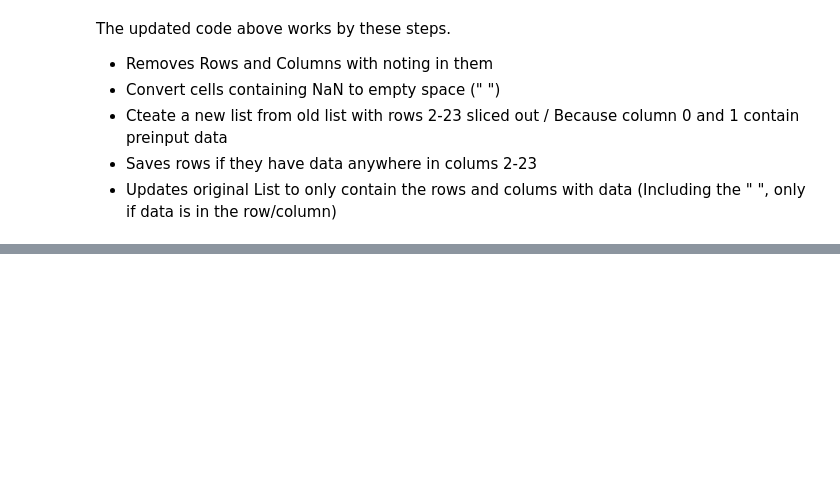
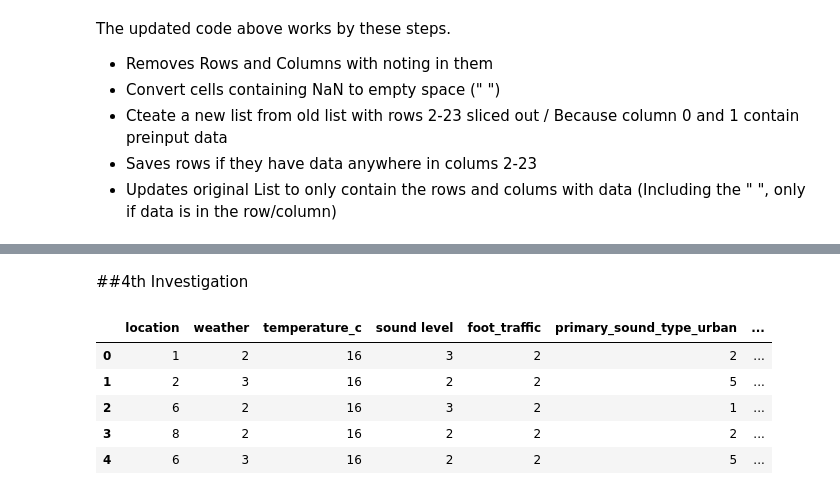
Before and after one commit to SethATU/ml-campus_data_project-colab, a Jupyter notebook: miniProject.ipynb, the cells around one changed output, grey strips where cells are left out. Cells and saved outputs as stored; diff of their text form; code cells hidden in the pictures; blank space fills up the shorter version.

Commit message:
Cleaning data

```diff
--- a/miniProject.ipynb
+++ b/miniProject.ipynb
@@ -104,0 +186,54 @@ The updated code above works by these steps.
+# %% [markdown]
+##4th Investigation
+# %%
+# Clean data frame (only include row/col with data)
+cleaned_df = df.dropna(how='all', axis=0)
+cleaned_df = cleaned_df.dropna(how='all', axis=1)
+cleaned_df = cleaned_df.fillna(value=" ")
+cleaned_df = cleaned_df.drop(columns=['recorder_id', 'date', 'other_notes', 'most_notable_nature_element'], errors='ignore')
+
+target_cols = cleaned_df.columns[2:23]
+rows_to_keep = ~(cleaned_df[target_cols] == " ").all(axis=1)
+
+cleaned_df = cleaned_df.replace(" ", 0)
+cleaned_df = cleaned_df[rows_to_keep]
+
+pd.set_option('display.max_rows', None)
+pd.set_option('display.max_columns', None)
+pd.set_option('display.width', None)
+
+# Convert String to Int (only for col with String type inputs)
+for col in cleaned_df.columns:
+  if col in ['location',
+              'weather',
+              'sound level',
+              'foot_traffic',
+              'primary_sound_type_urban',
+              'other_sound_type_urban',
+              'primary_sound_type_nature',
+              'other_sound_type_nature',
+              'trees_presence',
+              'native_or_wild_plant_presence',
+              'ornnamental_or_planted_plant_presence',
+              'moss_or_lichen_presence',
+              'wellbeing_rating',
+              'ease_rating',
+              'stress_rating',
+              'nature_connection_experience_rating'
+              ]:
+
+      is_zero = (cleaned_df[col] == 0) | (cleaned_df[col] == "0")
+
+      cleaned_df[col] = cleaned_df[col].astype(str).astype('category')
+      encoded_codes = cleaned_df[col].cat.codes + 1
+
+      cleaned_df[col] = encoded_codes.where(~is_zero, 0)
+
+display(cleaned_df.head())
+# %% [output]
+|  | location | weather | temperature_c | sound level | foot_traffic | primary_sound_type_urban | ... |
+| 0 | 1 | 2 | 16 | 3 | 2 | 2 | ... |
+| 1 | 2 | 3 | 16 | 2 | 2 | 5 | ... |
+| 2 | 6 | 2 | 16 | 3 | 2 | 1 | ... |
+| 3 | 8 | 2 | 16 | 2 | 2 | 2 | ... |
+| 4 | 6 | 3 | 16 | 2 | 2 | 5 | ... |
```
Also changed, not shown: parts of 6 cells of this notebook.
